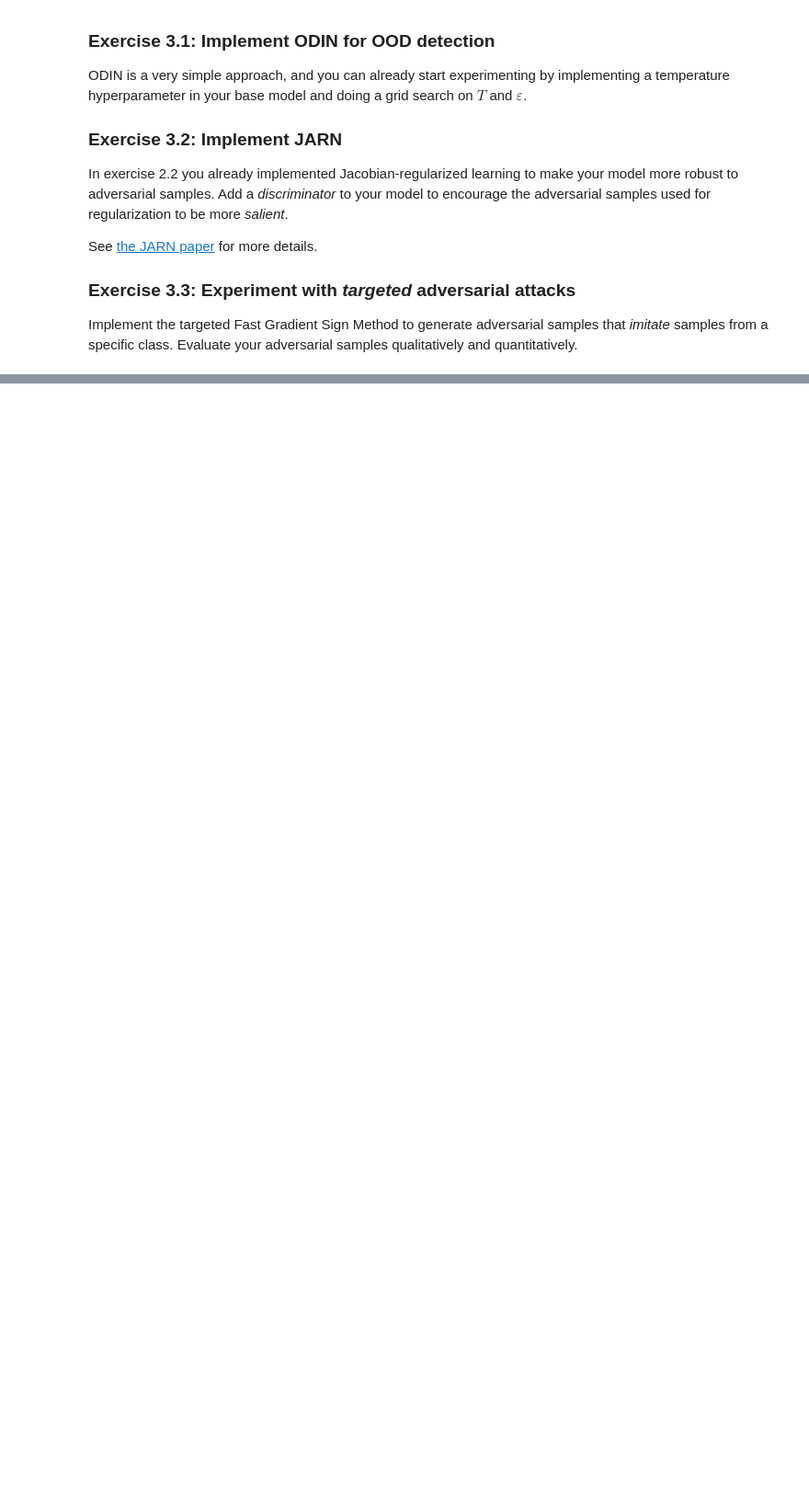
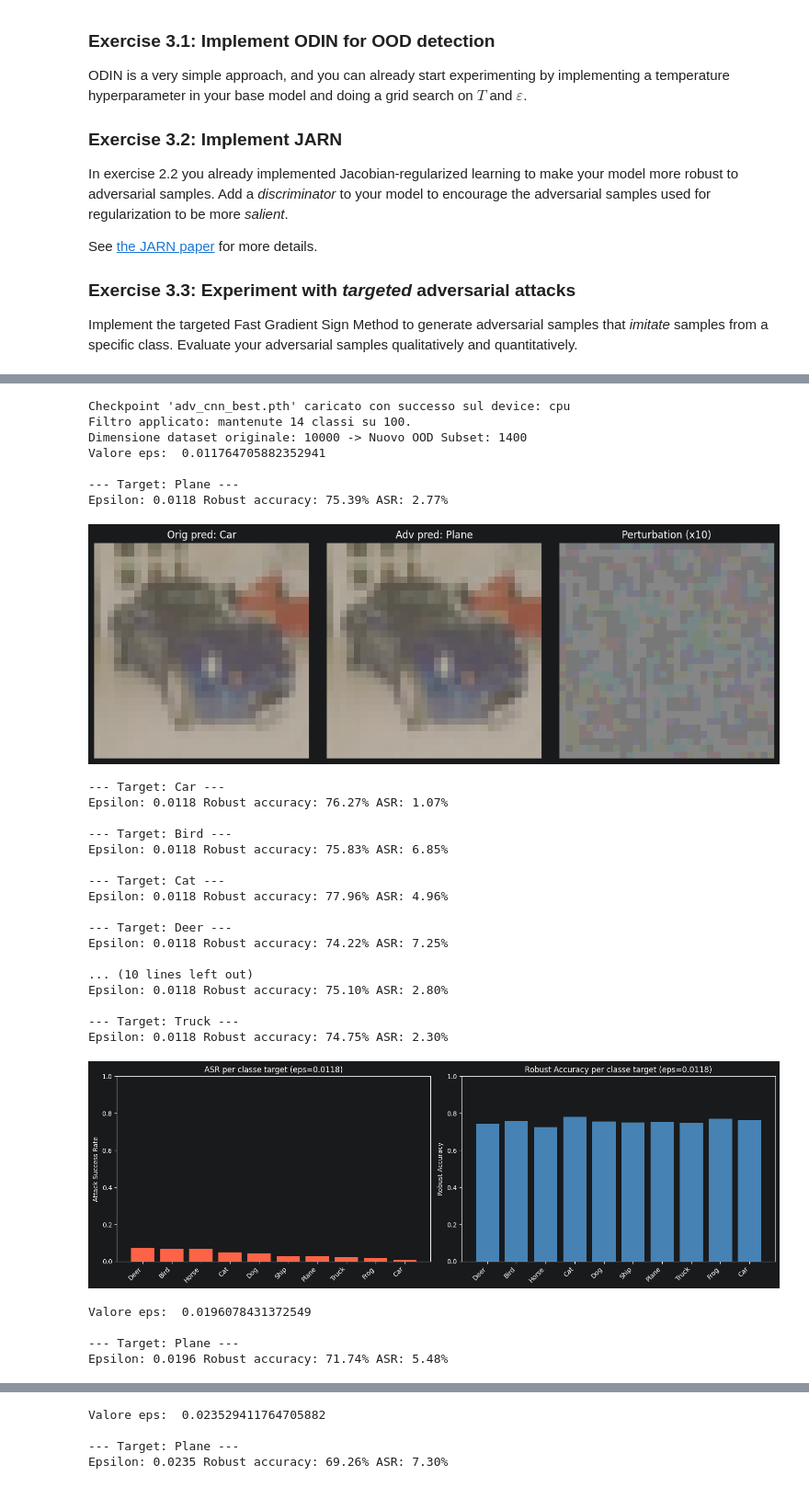
Before and after one commit to Pennelli02/DLA_Labs, a Jupyter notebook: Lab4/Lab4_OOD.ipynb, the cells around one changed output, grey strips where cells are left out. Shown at 92% size. Saved outputs shown, nothing was run; the diff lists cells and outputs as text; code cells hidden in the pictures; blank space fills up the shorter version.

Commit message:
completed exercise 3.3 added pipeline that evaluate the FSGM target based on different eps values

```diff
--- a/Lab4/Lab4_OOD.ipynb
+++ b/Lab4/Lab4_OOD.ipynb
@@ -1575,0 +1710,76 @@ Implement the targeted Fast Gradient Sign Method to generate adversarial samples
+# %%
+def plot_asr_vs_epsilon(results, eps_values):
+    """
+    Mostra l'andamento di ASR e Robust Accuracy medi (su tutte le classi target)
+    al variare di epsilon.
+
+    Args:
+        results: lista di liste di dict, una lista per ogni eps testato
+                 (output di evaluate_all_targets per ciascun epsilon).
+        eps_values: lista dei valori di epsilon usati, stesso ordine di `results`.
+    """
+    mean_asrs = [np.mean([r['asr'] for r in per_eps_results]) for per_eps_results in results]
+    mean_accs = [np.mean([r['robust_acc'] for r in per_eps_results]) for per_eps_results in results]
+
+    plt.figure(figsize=(8, 5))
+    plt.plot([e * 255 for e in eps_values], mean_asrs, marker='o', label='Mean ASR', color='tomato')
+    plt.plot([e * 255 for e in eps_values], mean_accs, marker='o', label='Mean Robust Acc', color='steelblue')
+    plt.xlabel('epsilon (/255)')
+    plt.ylabel('Score')
+    plt.title('Effetto di epsilon su ASR e Robust Accuracy (media su tutte le classi target)')
+    plt.legend()
+    plt.grid(alpha=0.3)
+    plt.show()
+
+    return mean_asrs, mean_accs
+# %%
+cnn = SimpleCNN()
+model = load_checkpoint(cnn, "adv_cnn_best.pth")
+
+batch_size=128
+
+data = generate_dataloaders(CNNtransform, batch_size=batch_size)
+ID = data["test"]
+OOD = data["OOD"]
+
+eps_values = [3.0/255.0, 5.0/255.0, 6.0/255.0, 8/255, 10/255, 12/255, 16/255]
+results =[]
+for eps in eps_values:
+    print("Valore eps: ", eps)
+    result = evaluate_all_targets(model, ID, cifar10_classes, epsilon=eps, device=device)
+    results.append(result)
+
+mean_asrs, mean_accs = plot_asr_vs_epsilon(results, eps_values)
+
+free_gpu_memory(model)
+# %% [output]
+Checkpoint 'adv_cnn_best.pth' caricato con successo sul device: cpu
+Filtro applicato: mantenute 14 classi su 100.
+Dimensione dataset originale: 10000 -> Nuovo OOD Subset: 1400
+Valore eps:  0.011764705882352941
+
+--- Target: Plane ---
+Epsilon: 0.0118 Robust accuracy: 75.39% ASR: 2.77%
+[figure, added]
+--- Target: Car ---
+Epsilon: 0.0118 Robust accuracy: 76.27% ASR: 1.07%
+
+--- Target: Bird ---
+Epsilon: 0.0118 Robust accuracy: 75.83% ASR: 6.85%
+
+--- Target: Cat ---
+Epsilon: 0.0118 Robust accuracy: 77.96% ASR: 4.96%
+
+--- Target: Deer ---
+Epsilon: 0.0118 Robust accuracy: 74.22% ASR: 7.25%
+
+... (10 lines left out)
+Epsilon: 0.0118 Robust accuracy: 75.10% ASR: 2.80%
+
+--- Target: Truck ---
+Epsilon: 0.0118 Robust accuracy: 74.75% ASR: 2.30%
+[figure, added]
+Valore eps:  0.0196078431372549
+
+--- Target: Plane ---
+Epsilon: 0.0196 Robust accuracy: 71.74% ASR: 5.48%
@@ -1575,0 +1805,4 @@ Implement the targeted Fast Gradient Sign Method to generate adversarial samples
+Valore eps:  0.023529411764705882
+
+--- Target: Plane ---
+Epsilon: 0.0235 Robust accuracy: 69.26% ASR: 7.30%
```
Also changed, not shown: parts of 8 cells of this notebook.
